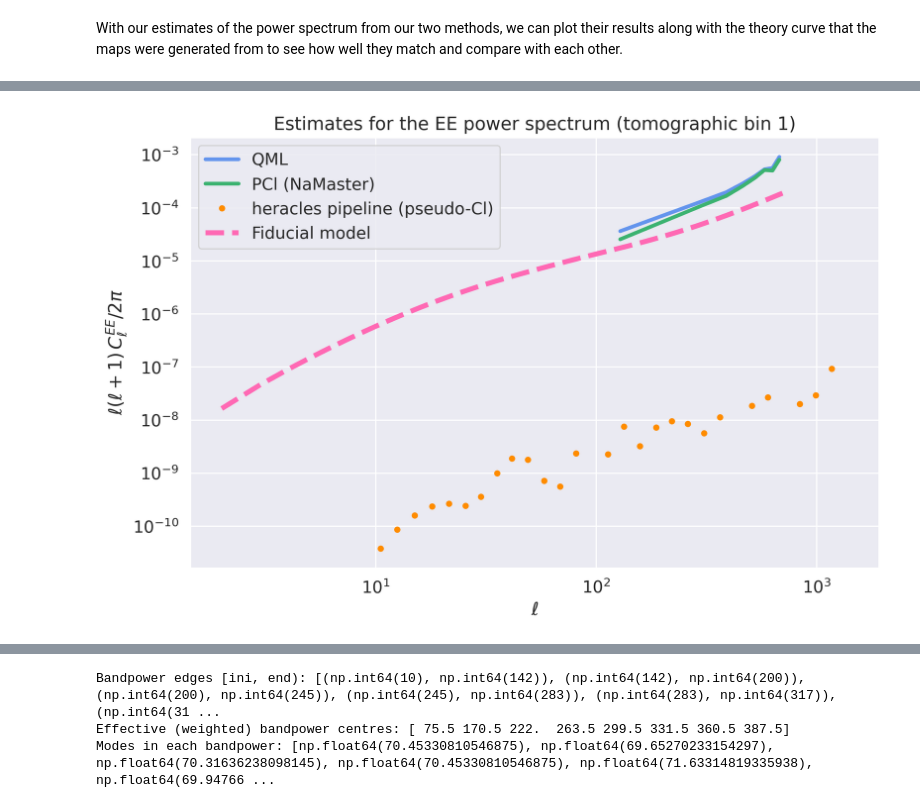
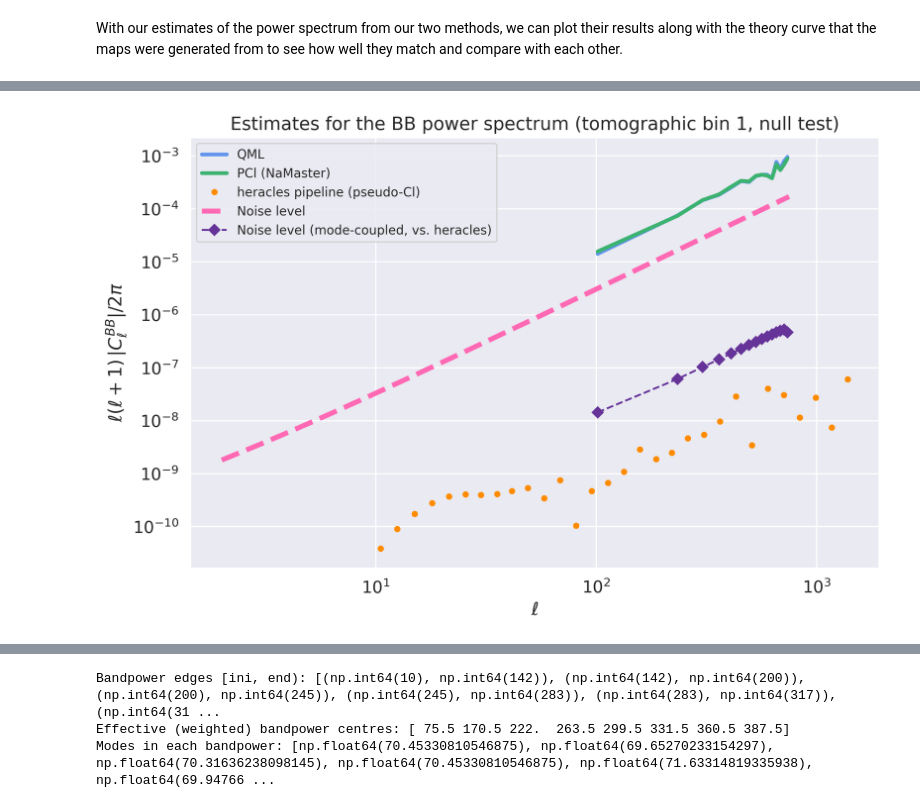
Before and after one commit to ucapbba/WeakLensingQML, a Jupyter notebook: TR1/TR1_power_spectra_and_covariance_estimation.ipynb, the cells around one changed output, grey strips where cells are left out. Drawn from its saved outputs; the diff is of its cells as text; code cells hidden in the pictures.

Commit message:
add some namaster + heracles checks

```diff
--- a/TR1/TR1_power_spectra_and_covariance_estimation.ipynb
+++ b/TR1/TR1_power_spectra_and_covariance_estimation.ipynb
@@ -57,10 +57,9 @@ n_pix = 12 * n_side * n_side
 # anywhere near the HEALPix-limited l_max = 3 * n_side - 1 (the pixel covariance matrix
 # becomes extremely ill-conditioned as l_max approaches this ceiling). Empirically, l_max
 # (not n_side/mask size) is the dominant Fisher-matrix cost driver, scaling steeply (~cubic),
-# so l_max_full=400 is kept well below the earlier ~52% margin (400 / (3*512-1) = 0.261) to
-# keep the Monte Carlo Fisher computation tractable while n_side is scaled up to 512.
+# so l_max_full is kept modest here for a faster Fisher-matrix computation while iterating.
 
-l_max_full = 700
+l_max_full = 750
 ells_full = np.arange(2, l_max_full + 1)
 n_ell_full = len(ells_full)
 
@@ -141,7 +140,7 @@ This survey patch is far too small to support unbinned per-ell QML/NaMaster esti
 
 Instead, we choose a small number of bandpowers whose edges are spaced so that each bin contains a roughly *equal number of independent modes* (rather than equal $\ell$-width or log-spacing), directly using this patch's real $f_\mathrm{sky}$. The binning matrix defined here is applied to the QML Fisher matrix/$y_\ell$ values *before* inverting (rather than inverting the near-singular unbinned Fisher matrix and binning afterwards), and the same bin edges are used to build the NaMaster bandpower object, so that all three pipelines are compared on a consistent $\ell$ grid.
 # %%
-n_bandpowers = 8
+n_bandpowers = 15
 ells_for_binning = np.arange(10, l_max_full + 1)
 modes_per_ell = (2 * ells_for_binning + 1) * f_sky
 cum_modes = np.cumsum(modes_per_ell)
@@ -194,9 +193,19 @@ Note: since we don't know the true cosmology of the real TR1 data, this is only
 fiducial_cosmology = {'h': 0.7, 'Omega_c': 0.27, 'Omega_b': 0.045, 'sigma8': 0.75, 'n_s': 0.96,
                       'm_nu': 0.0, 'T_CMB': 2.7255, 'w0': -1.0, 'wa': 0.0}
 
-# Now set up our redshift distribution of galaxies
-redshift_range = np.linspace(0.0, 3.0, 500)
-redshift_dist = stats.norm.pdf(redshift_range, loc=1.0, scale=0.15)
+# Read the catalogue columns needed both here (photo-z) and below (ellipticities/weights/
+# positions), once, for our chosen tomographic bin
+she_cols = ['SHE_RA', 'SHE_DEC', 'SHE_E1_CORRECTED', 'SHE_E2_CORRECTED', 'SHE_WEIGHT', 'PHZ_MEDIAN', 'TOM_BIN_ID']
+she_data = fitsio.read(she_catalog_filepath, columns=she_cols)
+she_data = she_data[she_data['TOM_BIN_ID'] == tom_bin]
+
+she_weight = she_data['SHE_WEIGHT'].astype(np.float64)
+
+# Redshift distribution measured directly from this bin's own (weighted) photo-z estimates,
+# rather than a fixed Gaussian assumed for every bin (see markdown above)
+z_edges = np.linspace(0.0, 3.0, 501)
+redshift_range = (z_edges[:-1] + z_edges[1:]) / 2
+redshift_dist, _ = np.histogram(she_data['PHZ_MEDIAN'], bins=z_edges, weights=she_weight)
 
 # Output file path
 cl_file_path = f'{tr1_data_dir}/TheorySpectra_TR1_N{n_side}.dat'
@@ -496,19 +530,25 @@ cl_BB_pipe = np.array(she_she_pipe[1, 1])
 # %%
 fix, ax = plt.subplots(figsize=(9, 6))
 
-ax.loglog(ell_bp, ell_bp * (ell_bp + 1) * cl_EE_QML / (2 * np.pi), lw=3, c='cornflowerblue', label='QML')
-ax.loglog(ell_bp, ell_bp * (ell_bp + 1) * cl_EE_PCl / (2 * np.pi), lw=3, c='mediumseagreen', label='PCl (NaMaster)')
-ax.loglog(ell_pipe, ell_pipe * (ell_pipe + 1) * cl_EE_pipe / (2 * np.pi), 'o', ms=4, c='darkorange', label='heracles pipeline (pseudo-Cl)')
+ax.loglog(ell_bp, ell_bp * (ell_bp + 1) * np.abs(cl_BB_QML) / (2 * np.pi), lw=3, c='cornflowerblue', label='QML')
+ax.loglog(ell_bp, ell_bp * (ell_bp + 1) * np.abs(cl_BB_PCl) / (2 * np.pi), lw=3, c='mediumseagreen', label='PCl (NaMaster)')
+ax.loglog(ell_pipe, ell_pipe * (ell_pipe + 1) * np.abs(cl_BB_pipe) / (2 * np.pi), 'o', ms=4, c='darkorange', label='heracles pipeline (pseudo-Cl)')
 
-ax.loglog(ells, ells * (ells + 1) * (pow_spec.cl_EE[2: l_max + 1] + cl_noise) / (2 * np.pi), lw=4, ls='--', c='hotpink', label='Fiducial model')
+ax.loglog(ells, ells * (ells + 1) * cl_noise / (2 * np.pi), lw=4, ls='--', c='hotpink', label='Noise level')
 
-ax.set_title(f'Estimates for the EE power spectrum (tomographic bin {tom_bin})')
+# same mode-coupled forward-coupling as the EE plot above, for a fair comparison against
+# heracles' own raw (mode-coupled) BB points
+cl_theory_coupled_BB_binned = bins.bin_cell(cl_theory_coupled[3])
+ax.loglog(ell_bp, ell_bp * (ell_bp + 1) * np.abs(cl_theory_coupled_BB_binned) / (2 * np.pi),
+          'D--', ms=6, c='rebeccapurple', label='Noise level (mode-coupled, vs. heracles)')
+
+ax.set_title(f'Estimates for the BB power spectrum (tomographic bin {tom_bin}, null test)')
 ax.set_xlabel(r'$\ell$')
-ax.set_ylabel(r'$\ell (\ell + 1) \, C_{\ell}^{EE} / 2 \pi$')
+ax.set_ylabel(r'$\ell (\ell + 1) \, |C_{\ell}^{BB}| / 2 \pi$')
 
-ax.legend()
+ax.legend(loc='upper left', fontsize='x-small')
 
 plt.tight_layout()
 plt.show()
 # %% [output]
-[figure, old version]
+[figure, new version]
```
Also changed, not shown: parts of 14 cells of this notebook, 13 other files.
